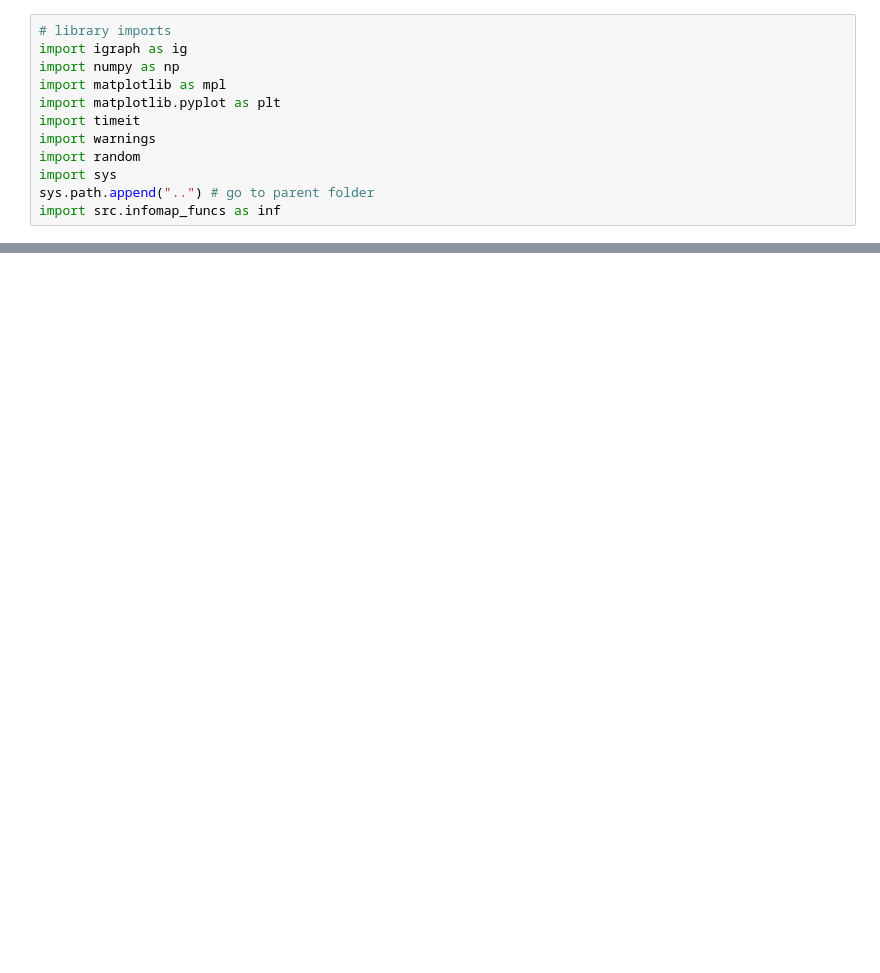
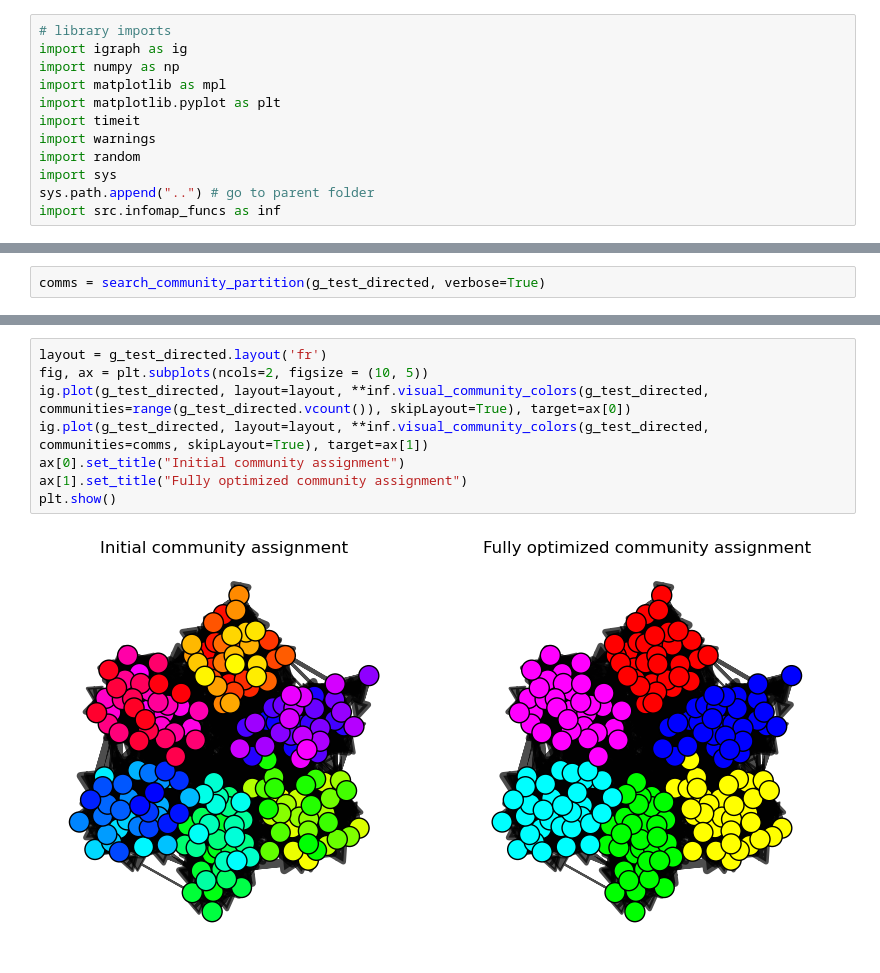
Before and after one commit to lm-schulze/ITI_project, a Jupyter notebook: notebooks/I_hate_recursion.ipynb, the cells around one changed output, grey strips where cells are left out. Drawn from its saved outputs; the diff is of its cells as text; blank space fills up the shorter version.

```diff
--- a/notebooks/I_hate_recursion.ipynb
+++ b/notebooks/I_hate_recursion.ipynb
@@ -449,0 +459,2 @@ Adjusted Rand Index: 0.6028
+# %%
+comms = search_community_partition(g_test_directed, verbose=True)
@@ -449,0 +479,10 @@ Adjusted Rand Index: 0.6028
+# %%
+layout = g_test_directed.layout('fr')
+fig, ax = plt.subplots(ncols=2, figsize = (10, 5))
+ig.plot(g_test_directed, layout=layout, **inf.visual_community_colors(g_test_directed, communities=range(g_test_directed.vcount()), skipLayout=True), target=ax[0])
+ig.plot(g_test_directed, layout=layout, **inf.visual_community_colors(g_test_directed, communities=comms, skipLayout=True), target=ax[1])
+ax[0].set_title("Initial community assignment")
+ax[1].set_title("Fully optimized community assignment")
+plt.show()
+# %% [output]
+[figure, added]
```
Also changed, not shown: parts of 26 cells of this notebook.
